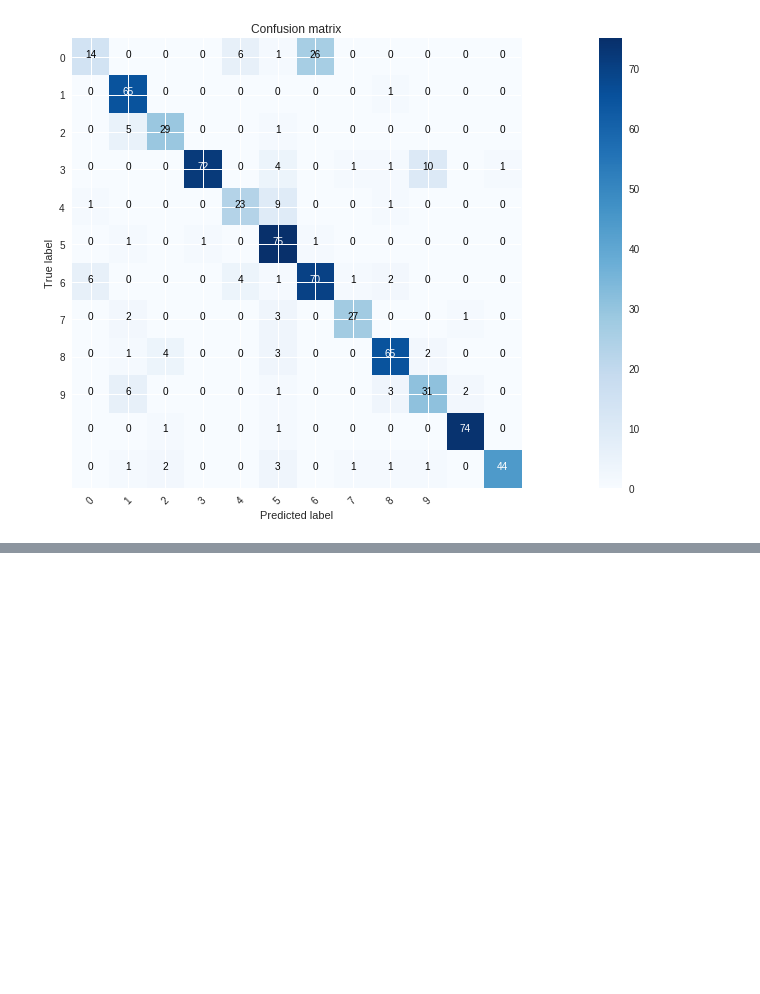
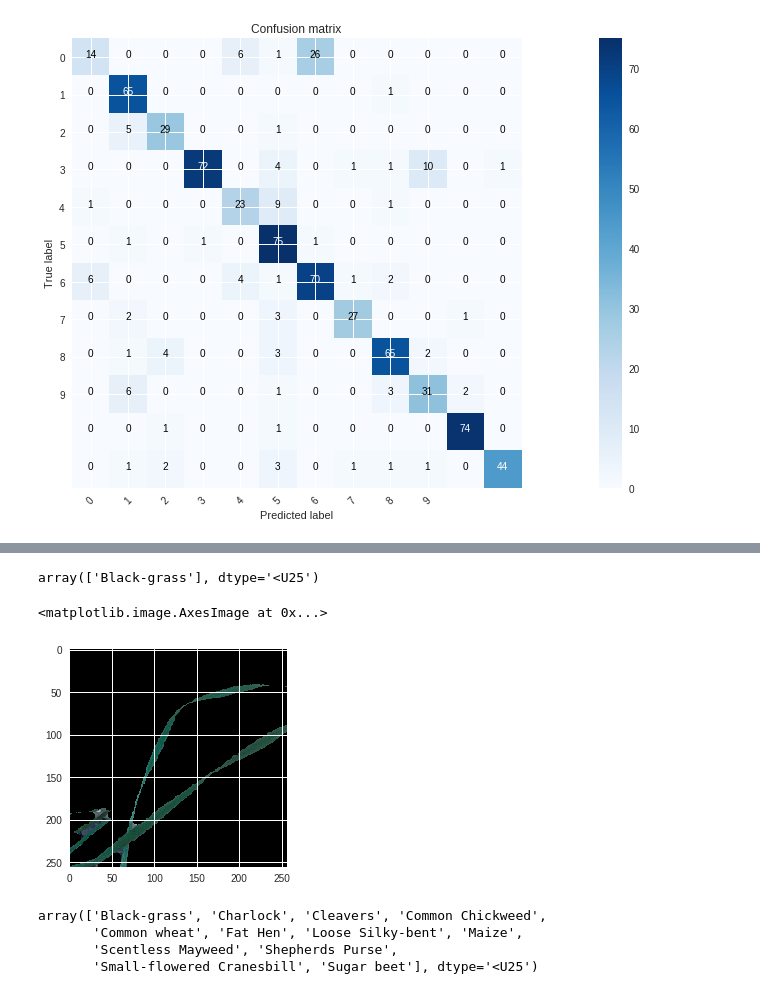
Before and after one commit to Nourahussein/Plant-seedling-classification, a Jupyter notebook: FINAL_seedling.ipynb, the cells around one changed output, grey strips where cells are left out. Drawn from its saved outputs; the diff is of its cells as text; code cells hidden in the pictures; blank space fills up the shorter version.

```diff
--- a/FINAL_seedling.ipynb
+++ b/FINAL_seedling.ipynb
@@ -527,0 +532,16 @@ print(PredictedVector)
+# %%
+enc.inverse_transform(np.array([y_test[10]]))
+# %% [output]
+array(['Black-grass'], dtype='<U25')
+# %%
+plt.imshow(X_test[10])
+# %% [output]
+<matplotlib.image.AxesImage at 0x...>
+[figure, added]
+# %%
+enc.classes_
+# %% [output]
+array(['Black-grass', 'Charlock', 'Cleavers', 'Common Chickweed',
+       'Common wheat', 'Fat Hen', 'Loose Silky-bent', 'Maize',
+       'Scentless Mayweed', 'Shepherds Purse',
+       'Small-flowered Cranesbill', 'Sugar beet'], dtype='<U25')
```
Also changed, not shown: parts of 9 cells of this notebook.
